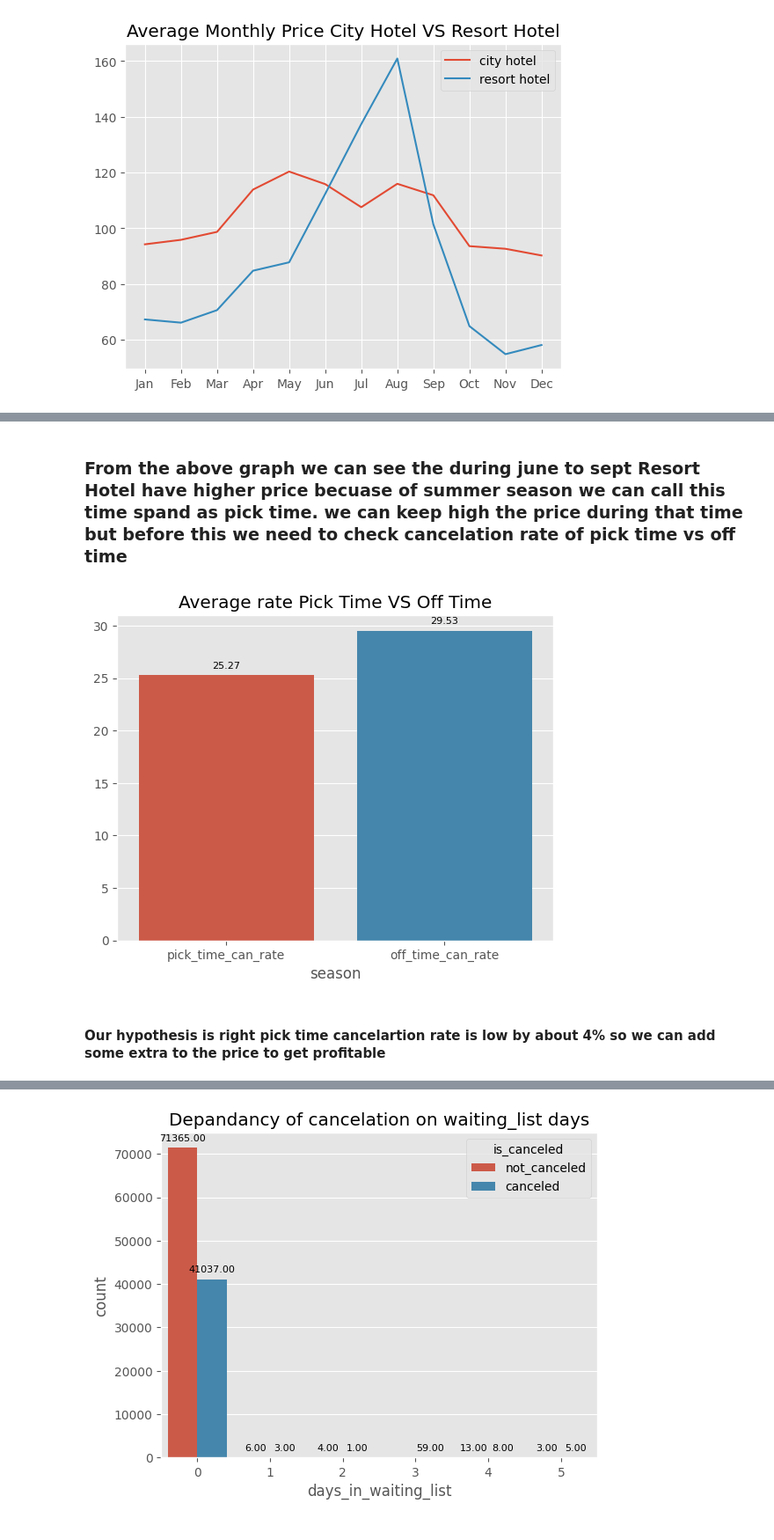
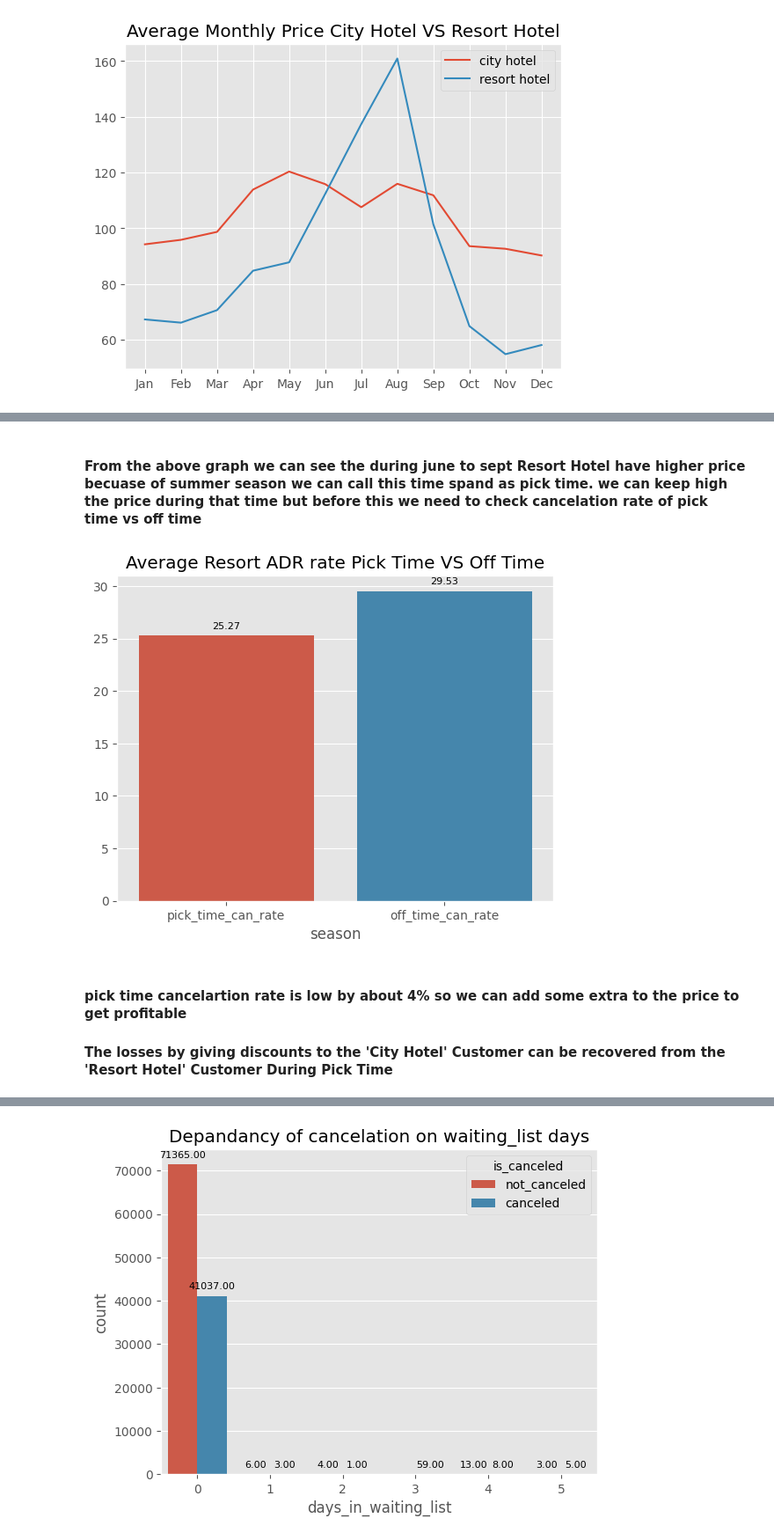
Before and after one commit to mdmahasinineuron/hotel_data_analysis_suggestion, a Jupyter notebook: Final_analysis.ipynb, the cells around one changed output, grey strips where cells are left out. Shown at 88% size. Saved outputs shown, nothing was run; the diff lists cells and outputs as text; code cells hidden in the pictures.

```diff
--- a/Final_analysis.ipynb
+++ b/Final_analysis.ipynb
@@ -336,27 +407,28 @@ plt.show()
 # %% [markdown]
-### From the above graph we can see the during june to sept Resort Hotel have higher price becuase of summer season we can call this time spand as pick time. we can keep high the price during that time but before this we need to check cancelation rate of pick time vs off time
+#### From the above graph we can see the during june to sept Resort Hotel have higher price becuase of summer season we can call this time spand as pick time. we can keep high the price during that time but before this we need to check cancelation rate of pick time vs off time
 # %%
 pick_time = resort_hotel[resort_hotel['month'].isin([6,7,8,9])]
 off_time = resort_hotel[resort_hotel['month'].isin([1,2,3,4,5,10,11,12])]
 # %%
 pick_time_list = list(pick_time['is_canceled'].value_counts().values)
 off_time_list = list(off_time['is_canceled'].value_counts().values)
 
 pick_time_can_rate = (pick_time_list[1]*100)/(pick_time_list[1]+pick_time_list[0])
 
 off_time_can_rate = (off_time_list[1]*100)/(off_time_list[1]+off_time_list[0])
 
 index = ['pick_time_can_rate','off_time_can_rate']
 values = [pick_time_can_rate,off_time_can_rate]
 
 plotting_data = pd.DataFrame({'season':index,'avg rate':values})
 
-plt.title("Average rate Pick Time VS Off Time")
+plt.title("Average Resort ADR rate Pick Time VS Off Time")
 plots = sns.barplot(data=plotting_data, x='season',y=values)
 display_annot(plots)
 plt.show()
 # %% [output]
-[figure, old version]
+[figure, new version]
 # %% [markdown]
-#### Our hypothesis is right pick time cancelartion rate is low by about 4% so we can add some extra to the price to get profitable
+#### pick time cancelartion rate is low by about 4% so we can add some extra to the price to get profitable
+#### The losses by giving discounts to the 'City Hotel' Customer can be recovered from the 'Resort Hotel' Customer During Pick Time
 # %% [markdown]
```
Also changed, not shown: parts of 41 cells of this notebook, 5 other files.
